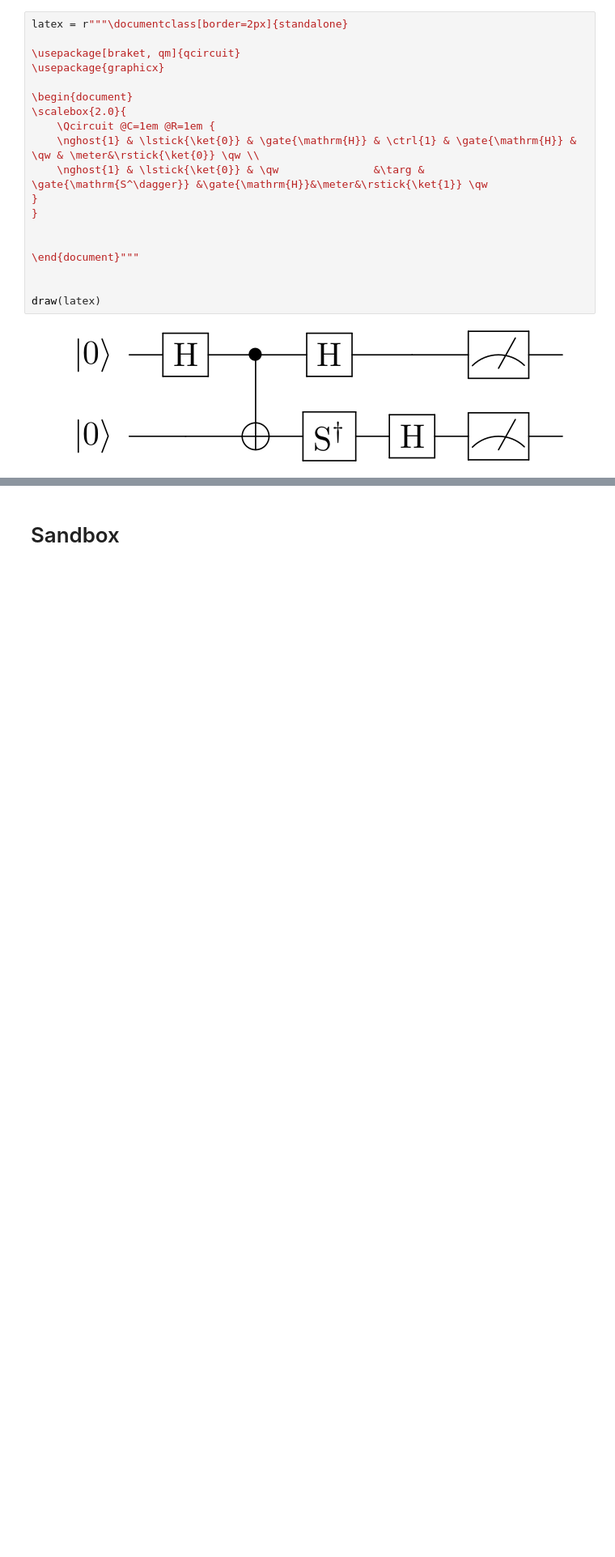
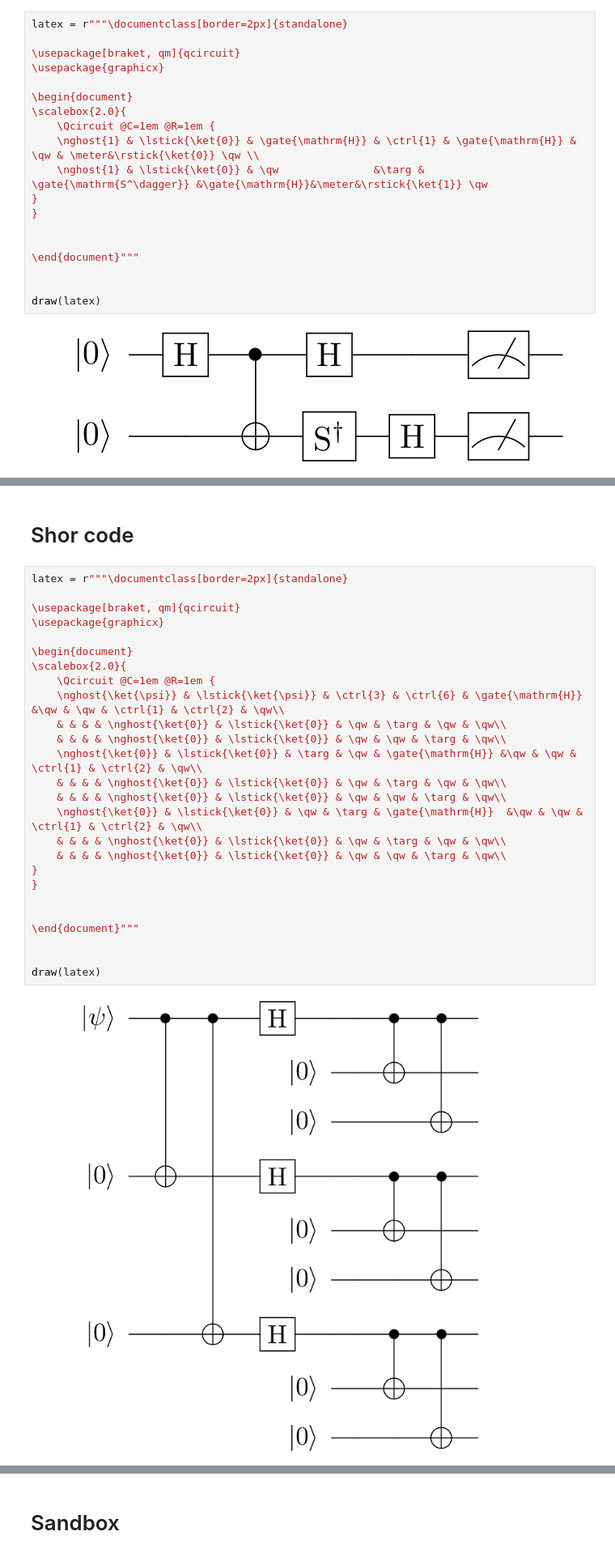
Before and after one commit to gadial/blog, a Jupyter notebook: Notebooks/Quantum Circuits.ipynb, the cells around one changed output, grey strips where cells are left out. Shown at 81% size. Saved outputs shown, nothing was run; the diff lists cells and outputs as text; blank space fills up the shorter version.

```diff
--- a/Notebooks/Quantum Circuits.ipynb
+++ b/Notebooks/Quantum Circuits.ipynb
@@ -288,0 +363,30 @@ draw(latex)
+# %% [markdown]
+# Shor code
+# %%
+latex = r"""\documentclass[border=2px]{standalone}
+
+\usepackage[braket, qm]{qcircuit}
+\usepackage{graphicx}
+
+\begin{document}
+\scalebox{2.0}{
+    \Qcircuit @C=1em @R=1em {
+    \nghost{\ket{\psi}} & \lstick{\ket{\psi}} & \ctrl{3} & \ctrl{6} & \gate{\mathrm{H}} &\qw & \qw & \ctrl{1} & \ctrl{2} & \qw\\
+    & & & & \nghost{\ket{0}} & \lstick{\ket{0}} & \qw & \targ & \qw & \qw\\
+    & & & & \nghost{\ket{0}} & \lstick{\ket{0}} & \qw & \qw & \targ & \qw\\
+    \nghost{\ket{0}} & \lstick{\ket{0}} & \targ & \qw & \gate{\mathrm{H}} &\qw & \qw & \ctrl{1} & \ctrl{2} & \qw\\
+    & & & & \nghost{\ket{0}} & \lstick{\ket{0}} & \qw & \targ & \qw & \qw\\
+    & & & & \nghost{\ket{0}} & \lstick{\ket{0}} & \qw & \qw & \targ & \qw\\
+    \nghost{\ket{0}} & \lstick{\ket{0}} & \qw & \targ & \gate{\mathrm{H}}  &\qw & \qw & \ctrl{1} & \ctrl{2} & \qw\\
+    & & & & \nghost{\ket{0}} & \lstick{\ket{0}} & \qw & \targ & \qw & \qw\\
+    & & & & \nghost{\ket{0}} & \lstick{\ket{0}} & \qw & \qw & \targ & \qw\\
+}
+}
+
+
+\end{document}"""
+
+
+draw(latex)
+# %% [output]
+[figure, added]
```
Also changed, not shown: parts of 29 cells of this notebook, 11 other files.
